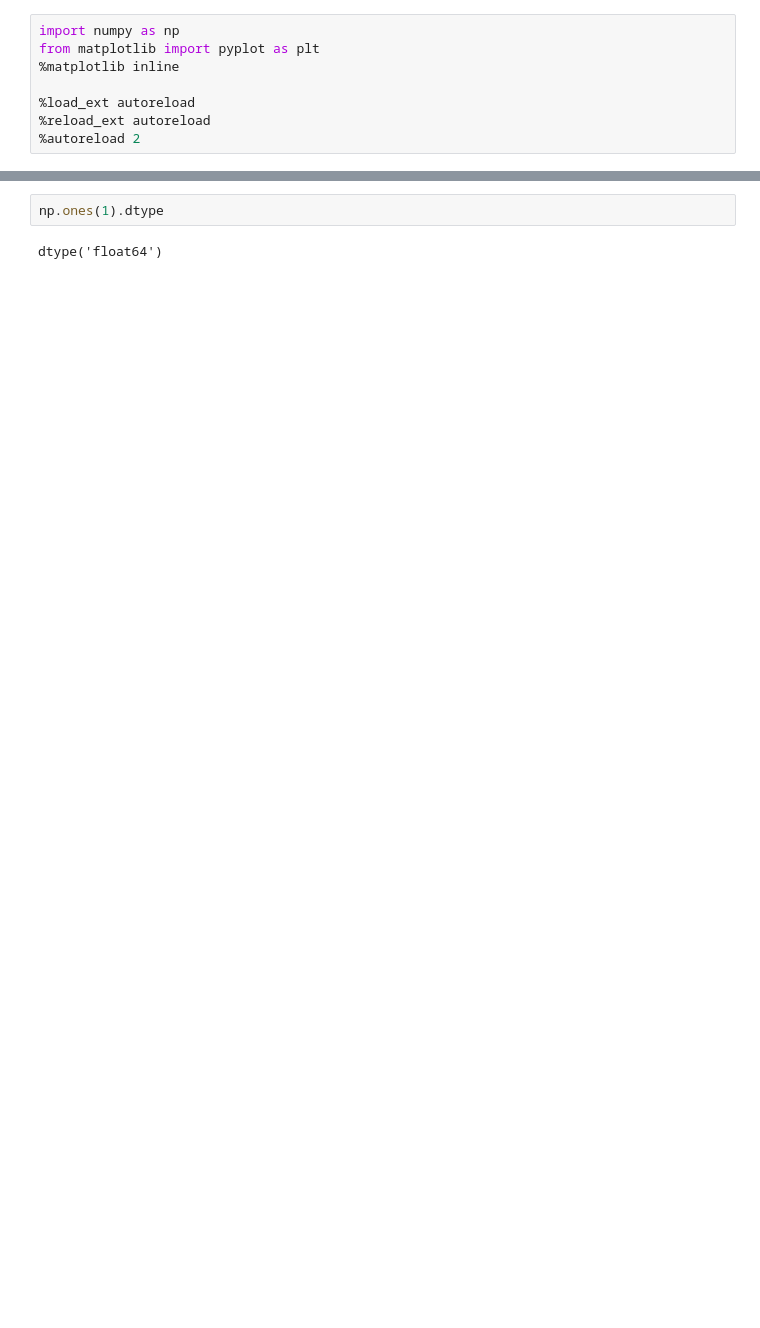
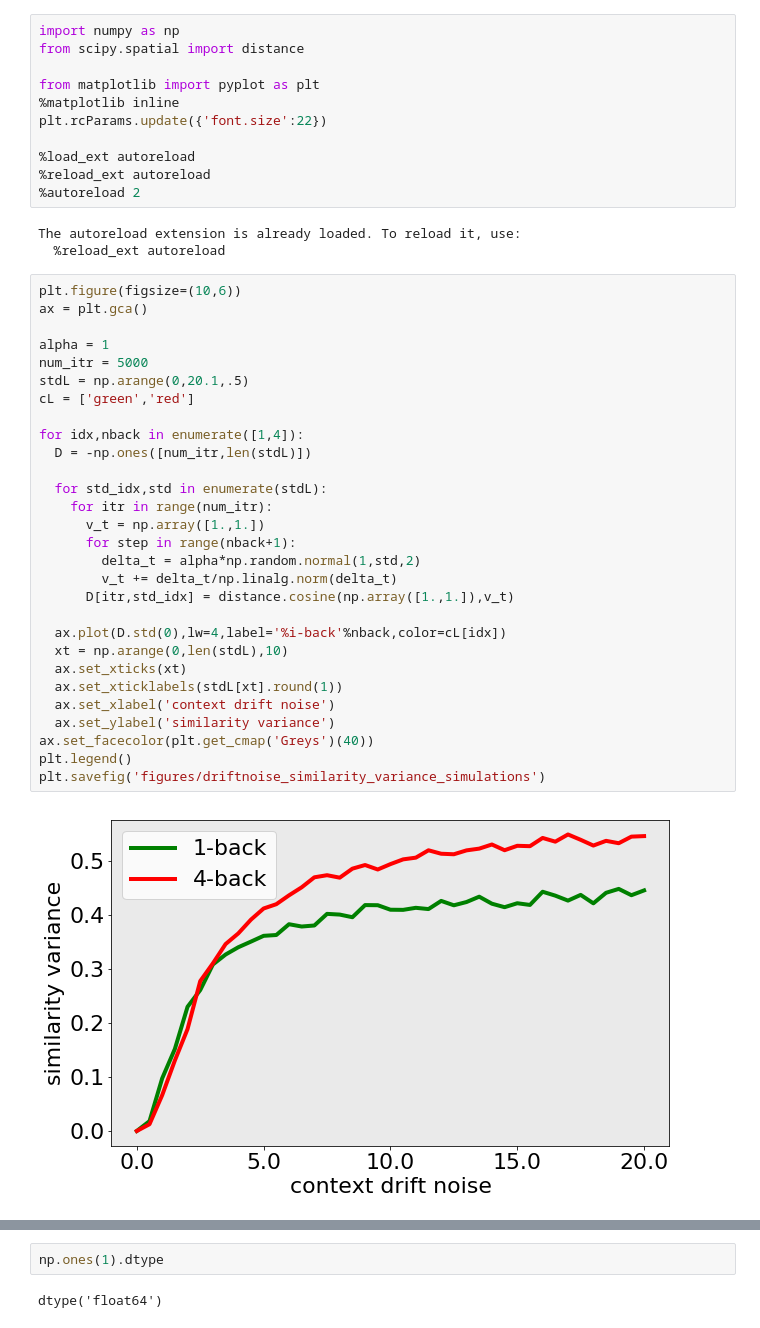
Before and after one commit to andrebeu/nback, a Jupyter notebook: simulate drift-similarity variance.ipynb, the cells around one changed output, grey strips where cells are left out. Saved outputs shown, nothing was run; the diff lists cells and outputs as text; blank space fills up the shorter version.

```diff
--- a/simulate drift-similarity variance.ipynb
+++ b/simulate drift-similarity variance.ipynb
@@ -1,8 +1,45 @@
 # %%
 import numpy as np
+from scipy.spatial import distance
+
 from matplotlib import pyplot as plt
 %matplotlib inline
+plt.rcParams.update({'font.size':22})
 
 %load_ext autoreload
 %reload_ext autoreload
 %autoreload 2
+# %% [output]
+The autoreload extension is already loaded. To reload it, use:
+  %reload_ext autoreload
+# %%
+plt.figure(figsize=(10,6))
+ax = plt.gca()
+
+alpha = 1
+num_itr = 5000
+stdL = np.arange(0,20.1,.5)
+cL = ['green','red']
+
+for idx,nback in enumerate([1,4]):
+  D = -np.ones([num_itr,len(stdL)])
+
+  for std_idx,std in enumerate(stdL):
+    for itr in range(num_itr):
+      v_t = np.array([1.,1.])
+      for step in range(nback+1):
+        delta_t = alpha*np.random.normal(1,std,2)
+        v_t += delta_t/np.linalg.norm(delta_t)
+      D[itr,std_idx] = distance.cosine(np.array([1.,1.]),v_t)
+
+  ax.plot(D.std(0),lw=4,label='%i-back'%nback,color=cL[idx])
+  xt = np.arange(0,len(stdL),10)
+  ax.set_xticks(xt)
+  ax.set_xticklabels(stdL[xt].round(1))
+  ax.set_xlabel('context drift noise')
+  ax.set_ylabel('similarity variance')
+ax.set_facecolor(plt.get_cmap('Greys')(40))
+plt.legend()
+plt.savefig('figures/driftnoise_similarity_variance_simulations')
+# %% [output]
+[figure, added]
```
Also changed, not shown: parts of 6 cells of this notebook, 49 other files.
